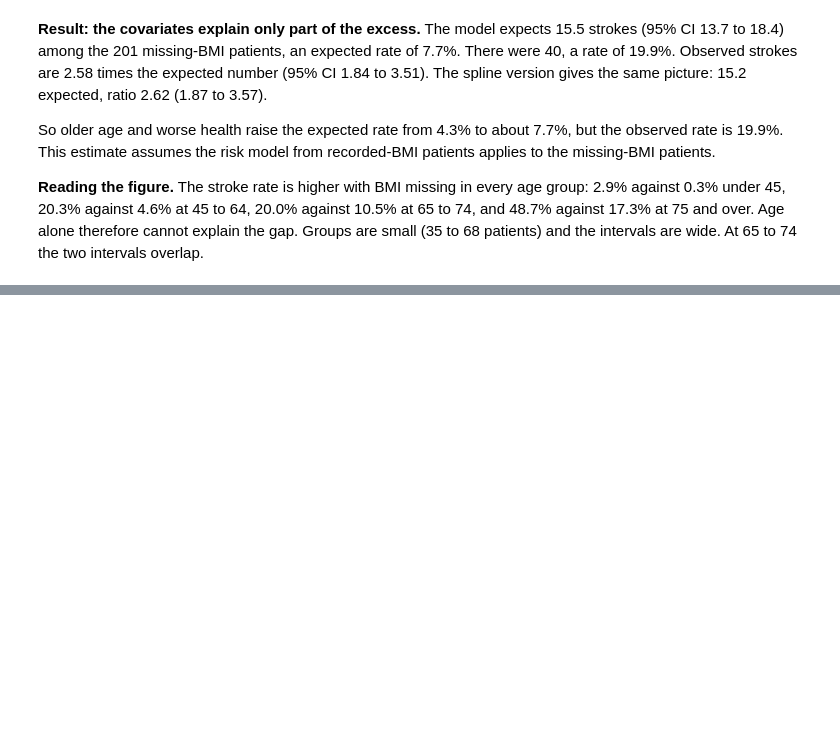
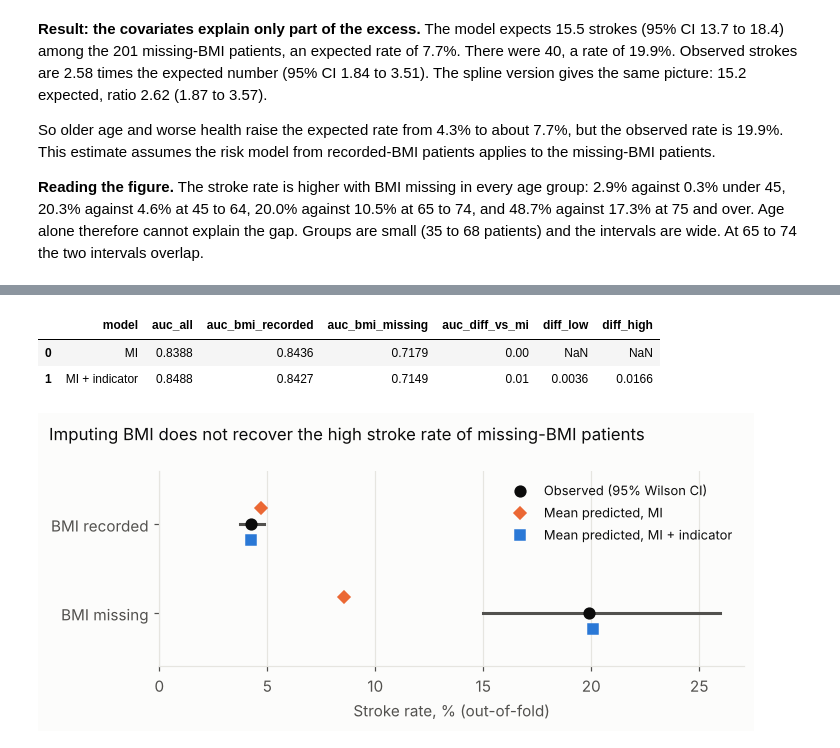
Before and after one commit to pcismyname/Stroke_Prediction_MAS, a Jupyter notebook: notebooks/02_missing_bmi.ipynb, the cells around one changed output, grey strips where cells are left out. Saved outputs shown, nothing was run; the diff lists cells and outputs as text; code cells hidden in the pictures; blank space fills up the shorter version.

Commit message:
Track 1: D4 indicator decision, D3 delta adjustment, H1 cleaning before/after, H3 ethics draft

```diff
--- a/notebooks/02_missing_bmi.ipynb
+++ b/notebooks/02_missing_bmi.ipynb
@@ -399,0 +449,48 @@ So older age and worse health raise the expected rate from 4.3% to about 7.7%, b
+# %%
+# AUC overall and within each BMI group, plus the paired bootstrap difference
+auc_rows = []
+for key, label in MODELS.items():
+    p = oof[f"p_{key}"].to_numpy()
+    auc_rows.append({"model": label,
+                     "auc_all": fast_auc(y_oof, p),
+                     "auc_bmi_recorded": fast_auc(y_oof[~is_missing], p[~is_missing]),
+                     "auc_bmi_missing": fast_auc(y_oof[is_missing], p[is_missing])})
+auc_table = pd.DataFrame(auc_rows)
+
+boots = boot_metrics(y_oof, {k: oof[f"p_{k}"].to_numpy() for k in MODELS}, B=N_BOOT, seed=SEED)
+diff = boots[("mi_indicator", "auc")] - boots[("mi", "auc")]
+diff_low, diff_high = np.quantile(diff, [ALPHA / 2, 1 - ALPHA / 2])
+auc_table["auc_diff_vs_mi"] = [0.0, auc_table["auc_all"][1] - auc_table["auc_all"][0]]
+auc_table["diff_low"] = [np.nan, diff_low]
+auc_table["diff_high"] = [np.nan, diff_high]
+auc_table.to_csv(TABLES / "missing_bmi_indicator_auc.csv", index=False)
+display(auc_table.round(4))
+# %% [output]
+|  | model | auc_all | auc_bmi_recorded | auc_bmi_missing | auc_diff_vs_mi | diff_low | diff_high |
+| 0 | MI | 0.8388 | 0.8436 | 0.7179 | 0.00 | NaN | NaN |
+| 1 | MI + indicator | 0.8488 | 0.8427 | 0.7149 | 0.01 | 0.0036 | 0.0166 |
+# %%
+fig, ax = plt.subplots(figsize=(6.6, 2.9))
+ypos = {"BMI recorded": 1, "BMI missing": 0}
+for group, g_ in calib_groups.groupby("group", sort=False):
+    y0 = ypos[group]
+    first = g_.iloc[0]
+    ax.plot([first.observed_low_pct, first.observed_high_pct], [y0, y0], color=INK_2, lw=2)
+    ax.plot(first.observed_rate_pct, y0, "o", ms=7, color=INK, label="Observed (95% Wilson CI)" if y0 == 0 else None)
+    for _, row in g_.iterrows():
+        is_mi = row.model == "MI"
+        ax.plot(row.predicted_rate_pct, y0 + (0.18 if is_mi else -0.18), "D" if is_mi else "s", ms=6,
+                color=MISSING if is_mi else RECORDED, ls="none",
+                label=(f"Mean predicted, {row.model}" if y0 == 0 else None))
+ax.set_yticks([1, 0], ["BMI recorded", "BMI missing"])
+ax.set_ylim(-0.6, 1.6)
+ax.set_xlim(left=0)
+ax.grid(axis="y", visible=False)
+ax.set_xlabel("Stroke rate, % (out-of-fold)")
+ax.legend(loc="upper right", fontsize=8.5)
+fig.suptitle("Imputing BMI does not recover the high stroke rate of missing-BMI patients", x=0.02, ha="left", fontsize=11)
+fig.tight_layout()
+fig.savefig(FIGURES / "missing_bmi_indicator_calibration.png")
+plt.show()
+# %% [output]
+[figure, added]
```
Also changed, not shown: parts of 12 cells of this notebook, 12 other files.
